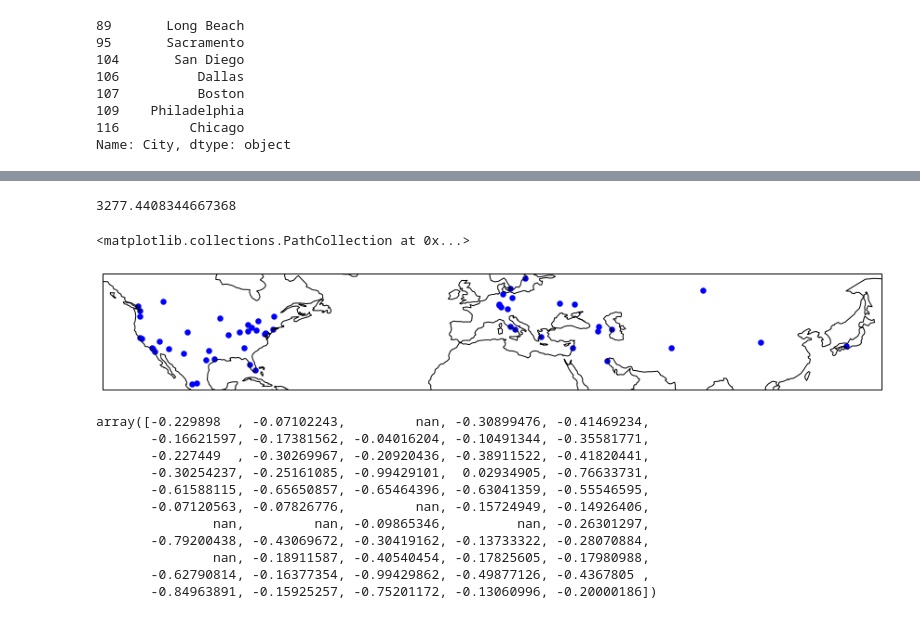
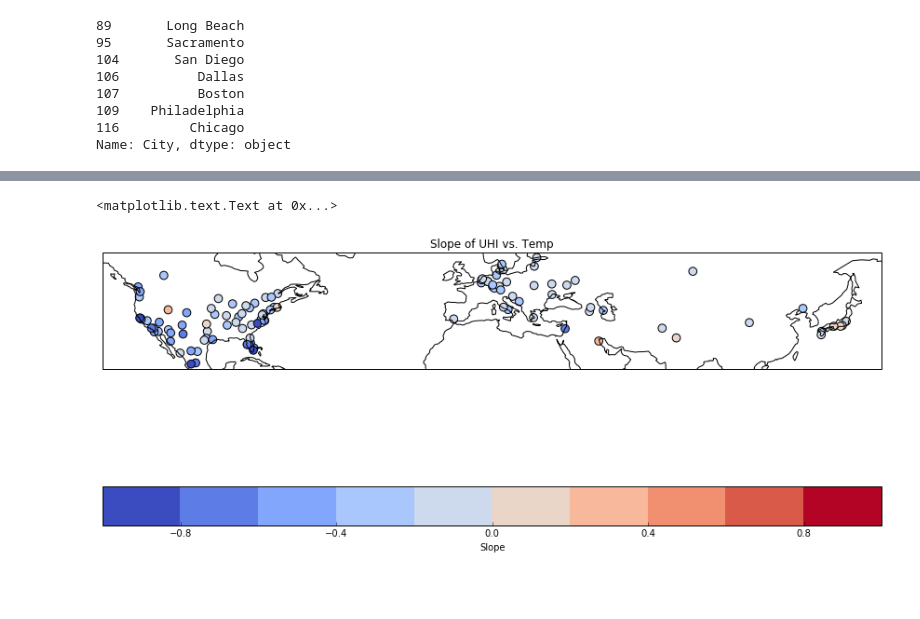
Before and after one commit to gottscott/heat, a Jupyter notebook: HeatwavesAndUHI.ipynb, the cells around one changed output, grey strips where cells are left out. Saved outputs shown, nothing was run; the diff lists cells and outputs as text; code cells hidden in the pictures; blank space fills up the shorter version.

```diff
--- a/HeatwavesAndUHI.ipynb
+++ b/HeatwavesAndUHI.ipynb
@@ -530,33 +581,25 @@ Mean:  -0.353852494751 Std:  0.255562415304 Max:  0.029349050049 Min:  -0.994298
-# %%
-np.nanmean(residuals)
-# %% [output]
-3277.4408344667368
-# %%
-import cartopy.crs as ccrs
-import matplotlib.pyplot as plt
-
-plt.figure(figsize=[15,15])
-ax = plt.axes(projection=ccrs.PlateCarree())
-ax.coastlines()
-
-plt.scatter(paired_df['Urban Lon'], paired_df['Urban Lat'],
-         color='blue', linewidth=2, marker='o',
-         transform=ccrs.Geodetic(),
-         )
-# %% [output]
-<matplotlib.collections.PathCollection at 0x...>
-[figure, removed]
-# %%
-slopes
-# %% [output]
-array([-0.229898  , -0.07102243,         nan, -0.30899476, -0.41469234,
-       -0.16621597, -0.17381562, -0.04016204, -0.10491344, -0.35581771,
-       -0.227449  , -0.30269967, -0.20920436, -0.38911522, -0.41820441,
-       -0.30254237, -0.25161085, -0.99429101,  0.02934905, -0.76633731,
-       -0.61588115, -0.65650857, -0.65464396, -0.63041359, -0.55546595,
-       -0.07120563, -0.07826776,         nan, -0.15724949, -0.14926406,
-               nan,         nan, -0.09865346,         nan, -0.26301297,
-       -0.79200438, -0.43069672, -0.30419162, -0.13733322, -0.28070884,
-               nan, -0.18911587, -0.40540454, -0.17825605, -0.17980988,
-       -0.62790814, -0.16377354, -0.99429862, -0.49877126, -0.4367805 ,
-       -0.84963891, -0.15925257, -0.75201172, -0.13060996, -0.20000186])
+# %%
+import matplotlib
+import cartopy.crs as ccrs
+fig = plt.figure(figsize=[15,15])
+# Define colors
+cmap = matplotlib.cm.coolwarm
+c = slopes
+bounds = np.linspace(-1,1,11)
+norm = matplotlib.colors.BoundaryNorm(bounds, cmap.N)
+marker_size = 75
+
+# Define the cartopy basemaps
+ax = plt.axes(projection=ccrs.PlateCarree())
+ax.coastlines()
+ind = np.isnan(c)
+plotHandle = ax.scatter(paired_df['Urban Lon'], paired_df['Urban Lat'],#x,y,
+                        c = c, s = marker_size, transform=ccrs.Geodetic(),
+                 cmap = cmap,
+                 norm = norm)
+
+cbar1 = plt.colorbar(plotHandle, label = 'Slope', orientation='horizontal')
+plt.title('Slope of UHI vs. Temp')
+# %% [output]
+<matplotlib.text.Text at 0x...>
+[figure, added]
```
Also changed, not shown: parts of 25 cells of this notebook, 1 other file.
